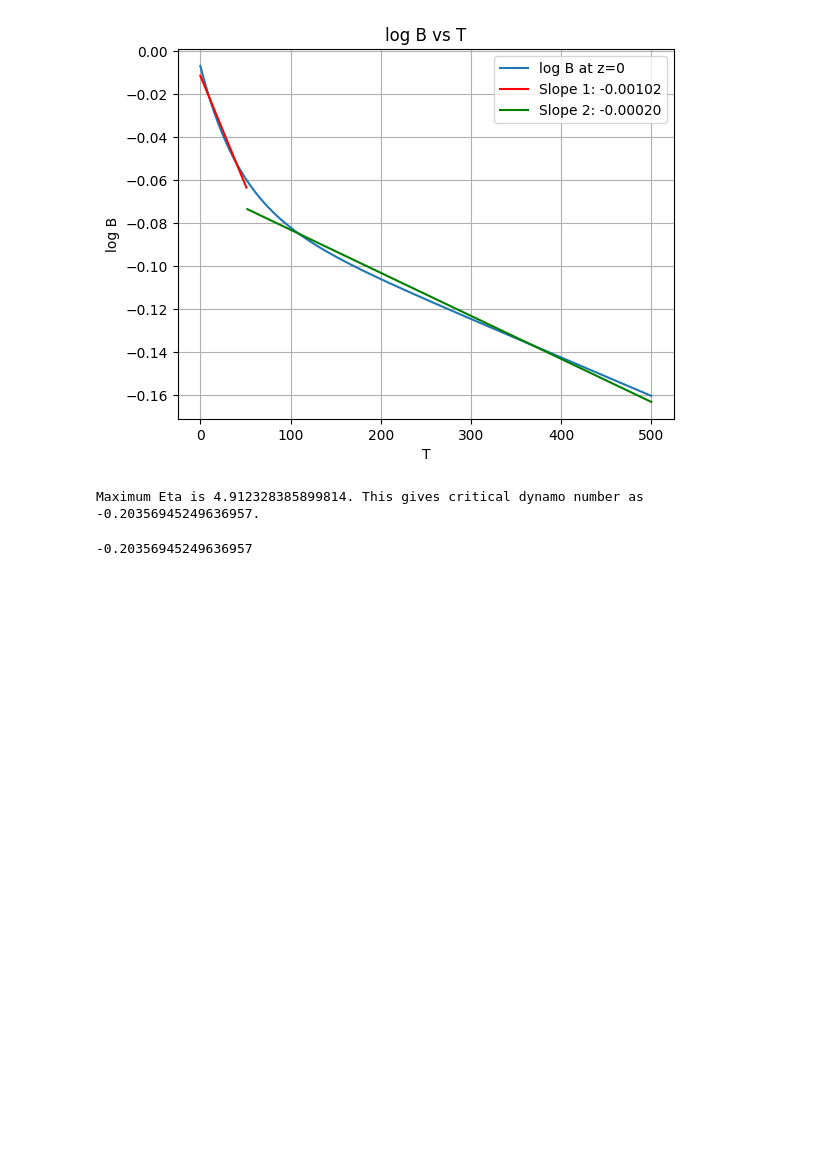
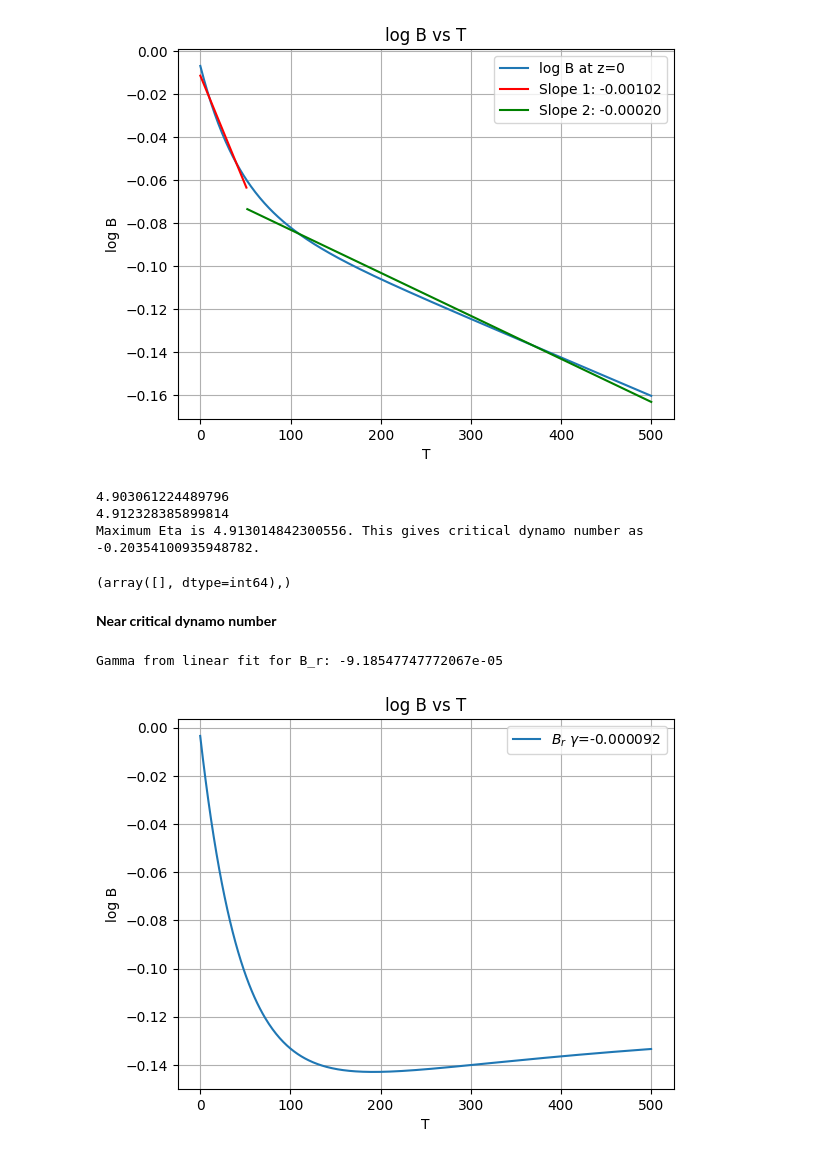
Before and after one commit to dimo192/dimo192.github.io, a Jupyter notebook: task 2/final.ipynb, the cells around one changed output. Drawn from its saved outputs; the diff is of its cells as text; code cells hidden in the pictures; blank space fills up the shorter version.

```diff
--- a/task 2/final.ipynb
+++ b/task 2/final.ipynb
@@ -106,7 +106,7 @@ def interceptandslope(x,y):#least square fit
     errslope=(s/delt)**0.5
     errinter=(sxx/delt)**0.5
     return(slop,intercept)#,errinter,errslope
-def get_gamma(BrvT,BphivT):
+def get_gamma(BrvT,BphivT,phi_flag=1):
     b_fit=[]
     b_fit2=[]
     index=len(BrvT[0])//2
@@ -124,14 +124,15 @@ def get_gamma(BrvT,BphivT):
     print("Gamma from fit for B_phi:", popt1[1])
     gamma=popt[1]"""
     log_B = np.log(b_fit)
-    log_B2=np.log(b_fit2)
     Tlis = np.linspace(0, T, time_step)
     slop1,_=interceptandslope(Tlis,log_B)
-    slop2,_=interceptandslope(Tlis,log_B2)
     print("Gamma from linear fit for B_r:", slop1)#global fit
-    print("Gamma from linear fit for B_phi:", slop2)
     plt.plot(Tlis,log_B,label=f"$B_r$ $\gamma$={slop1:.6f}")
-    plt.plot(Tlis,log_B2,label=f"$B_\phi$ $\gamma$={slop2:.6f}")
+    if phi_flag:
+        log_B2=np.log(b_fit2)
+        slop2,_=interceptandslope(Tlis,log_B2)
+        print("Gamma from linear fit for B_phi:", slop2)
+        plt.plot(Tlis,log_B2,label=f"$B_\phi$ $\gamma$={slop2:.6f}")
 
     plt.ylabel("log B")
     plt.xlabel("T")
@@ -239,14 +240,37 @@ def find_critical_D_n(Eta_lis):
 eta_t_values = np.linspace(0.01,10.0,99)
 eta_mp=find_critical_D_n(eta_t_values)
 index2=np.where(eta_t_values==eta_mp)
+print(eta_mp)
 eta_t_values_2 = np.linspace(eta_t_values[index2[0][0]],eta_t_values[index2[0][0]+1],100)
 eta_m=find_critical_D_n(eta_t_values_2)
-
-critical_dynamo_number = - (q * Omega * alpha_0 * h**3) / eta_m
-print(f"Maximum Eta is {eta_m}. This gives critical dynamo number as {critical_dynamo_number}.")
+print(eta_m)
+index3=np.where(eta_t_values_2==eta_m)
+eta_t_values_3 = np.linspace(eta_t_values_2[index3[0][0]],eta_t_values_2[index3[0][0]+1],100)
+eta_final=find_critical_D_n(eta_t_values_3)
+critical_dynamo_number = - (q * Omega * alpha_0 * h**3) / eta_final
+print(f"Maximum Eta is {eta_final}. This gives critical dynamo number as {critical_dynamo_number}.")
 # %% [output]
-Maximum Eta is 4.912328385899814. This gives critical dynamo number as -0.20356945249636957.
+4.903061224489796
+4.912328385899814
+Maximum Eta is 4.913014842300556. This gives critical dynamo number as -0.20354100935948782.
-# %%
-critical_dynamo_number
-# %% [output]
--0.20356945249636957
+# %%
+index3
+# %% [output]
+(array([], dtype=int64),)
+# %% [markdown]
+**Near critical dynamo number**
+# %%
+eta_t=eta_final
+B_r0 = initial_condition(z)
+B_phi0 = initial_condition(z)
+BrvT =np.zeros((time_step,N))
+BphivT = np.zeros((time_step,N))
+
+for k in range(0,time_step):
+    B_r0, B_phi0 = rk4_step(B_r0, B_phi0,eta_t)
+    BrvT[k,:]=B_r0.copy()
+    BphivT[k,:]=B_phi0.copy()
+get_gamma(BrvT,BphivT,0)
+# %% [output]
+Gamma from linear fit for B_r: -9.18547747772067e-05
+[figure, added]
```
Also changed, not shown: parts of 2 cells of this notebook, 14 other files.
